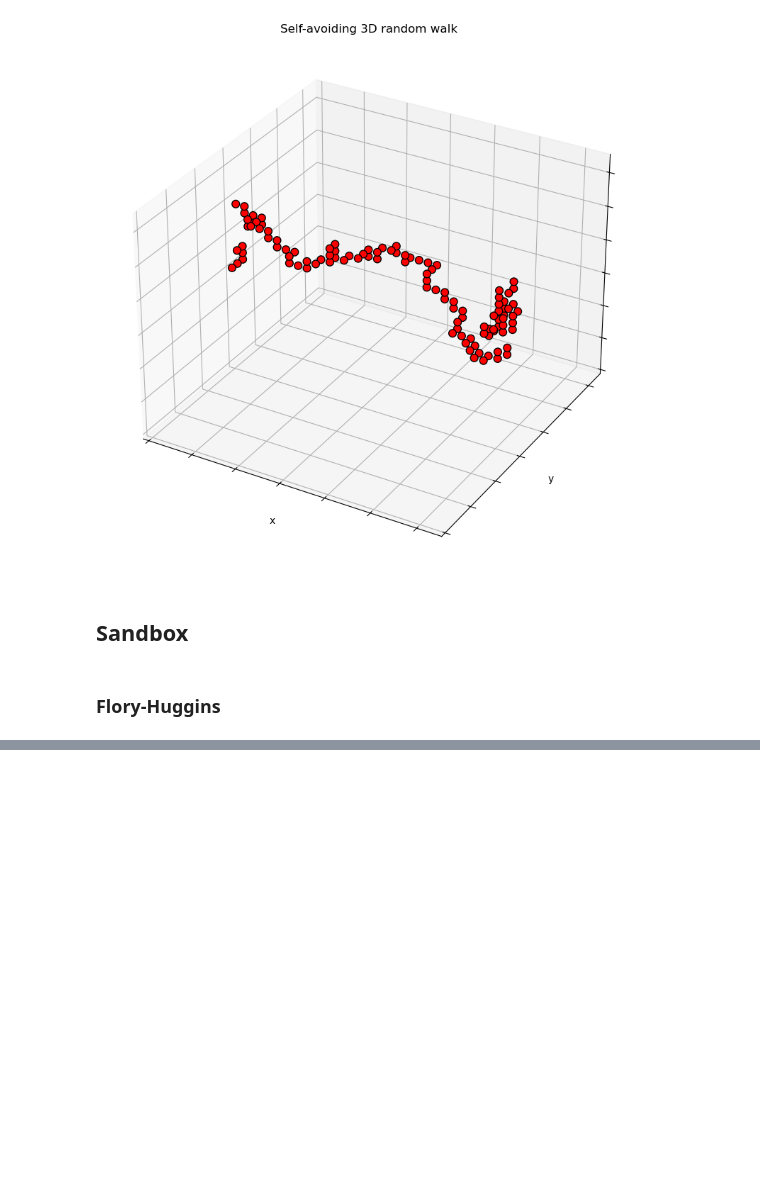
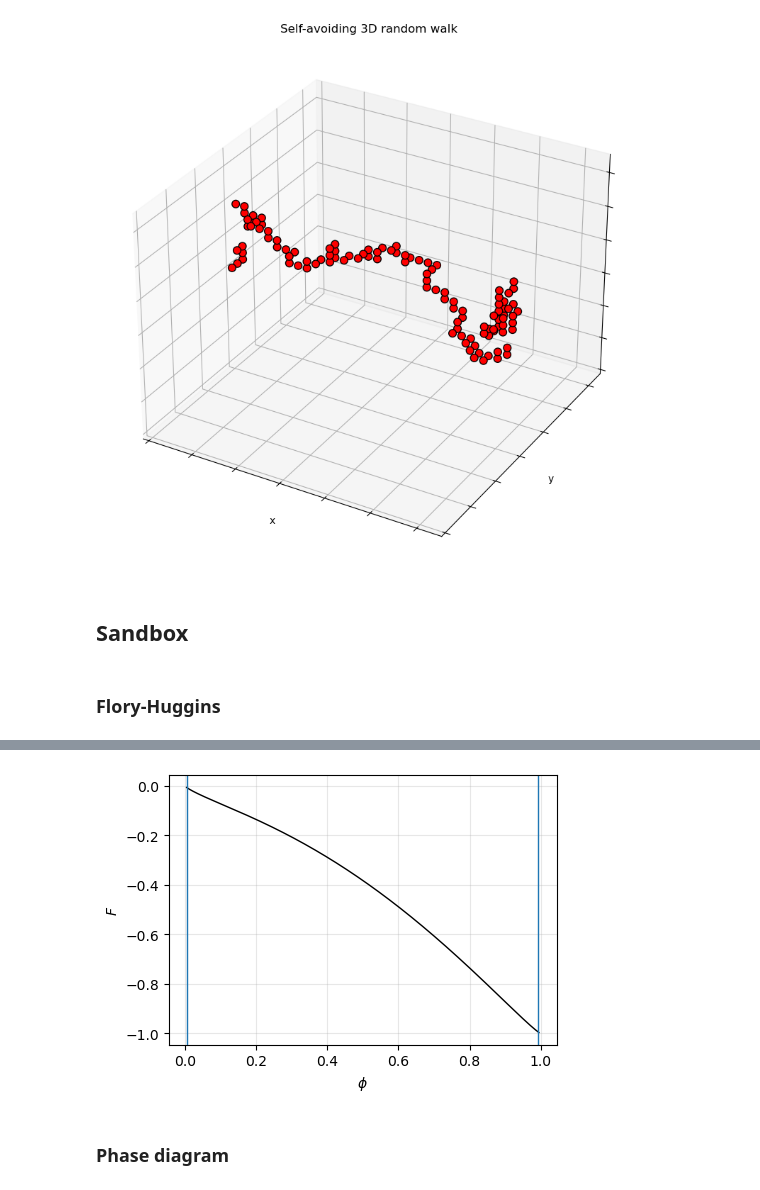
Before and after one commit to ta-rekt/Droplet, a Jupyter notebook: viz.ipynb, the cells around one changed output, grey strips where cells are left out. Saved outputs shown, nothing was run; the diff lists cells and outputs as text; code cells hidden in the pictures; blank space fills up the shorter version.

```diff
--- a/viz.ipynb
+++ b/viz.ipynb
@@ -597,0 +647,30 @@ ax.plot(phis, F(phis, mu, chi, T), color="black", lw=1)
+# %%
+mu = 1.0
+chi = 1.0
+T = 0.19
+eps = 5e-3
+ngrid = 500
+phis = np.linspace(eps, 1-eps, ngrid)
+
+sol = solve_fh(phis, mu, chi, T)
+# %%
+###### Plot
+
+fig, ax = plt.subplots(1,1,figsize=(5,3.5))
+
+ax.plot(phis, F(phis, mu, chi, T), color="black", lw=1)
+# ax.plot(phis, m*phis + b, lw=1)
+ax.set_xlabel(r"$\phi$")
+ax.set_ylabel(r"$F$")
+ax.grid(True, alpha=0.3)
+
+if sol is not None:
+    if len(sol) == 2:
+        ax.axvline(x=sol[0], lw=1)
+        ax.axvline(x=sol[1], lw=1)
+    elif len(sol) == 1:
+        ax.axvline(x=sol[0], lw=1)
+# %% [output]
+[figure, added]
+# %% [markdown]
+### Phase diagram
```
Also changed, not shown: parts of 10 cells of this notebook, 12 other files.
